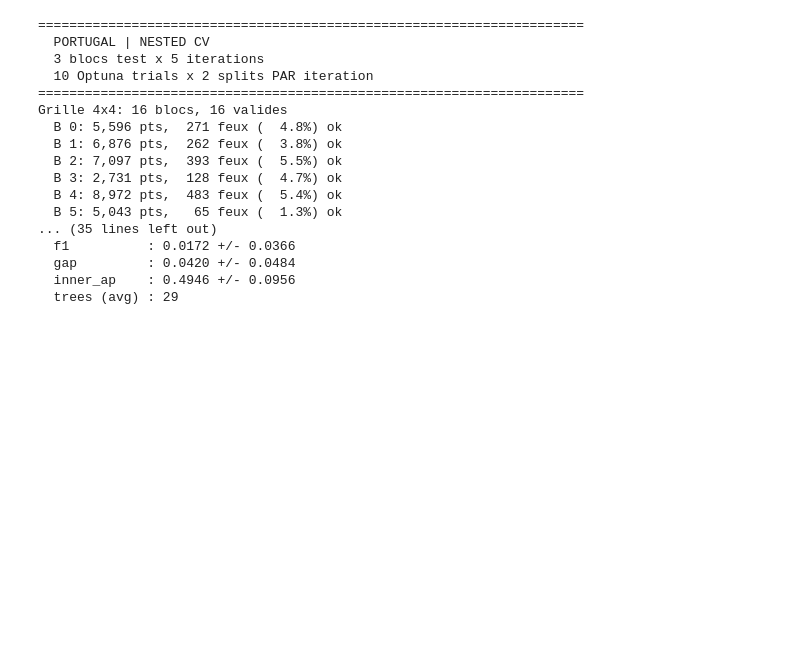
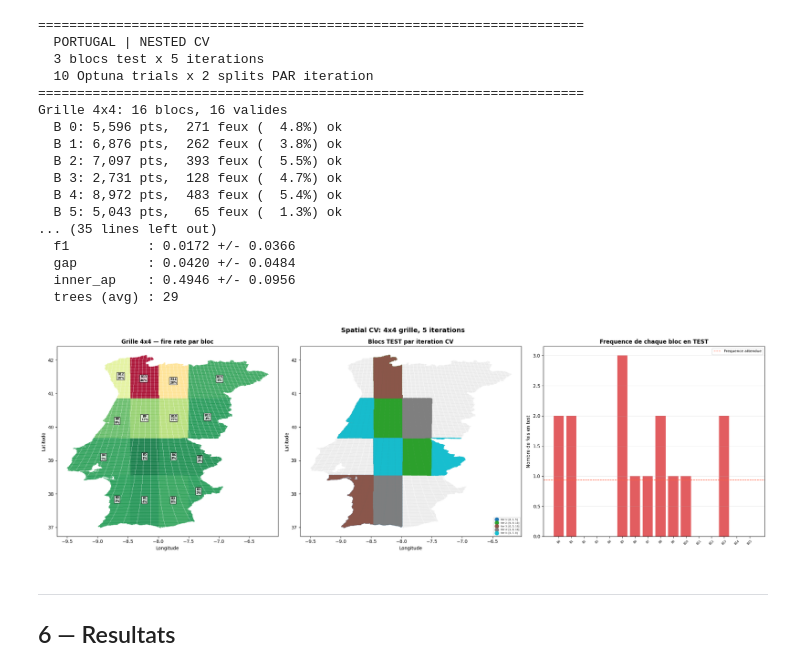
Before and after one commit to AbdelkarimElm/data-driven-wildfire-prediction-portugal, a Jupyter notebook: model training and processing/fire_susceptibility.ipynb, the cells around one changed output. Drawn from its saved outputs; the diff is of its cells as text; code cells hidden in the pictures; blank space fills up the shorter version.

```diff
--- a/model training and processing/fire_susceptibility.ipynb
+++ b/model training and processing/fire_susceptibility.ipynb
@@ -616,3 +616,75 @@ Grille 4x4: 16 blocs, 16 valides
   gap         : 0.0420 +/- 0.0484
   inner_ap    : 0.4946 +/- 0.0956
   trees (avg) : 29
+# %%
+# Visualisation de la grille spatiale et des splits CV
+if results is not None:
+    data_plot = data.copy()
+    bstats = results['bstats']
+    all_blocks = results['all_blocks']
+    cv_results = results['cv_results']
+
+    fig, axes = plt.subplots(1, 3, figsize=(22, 7))
+
+    # 1. Grille avec fire rate par bloc
+    ax = axes[0]
+    n_blocks = len(bstats)
+    colors = plt.cm.RdYlGn_r(bstats['fire_pct'].values / max(bstats['fire_pct'].max(), 1))
+    for idx, (_, r) in enumerate(bstats.iterrows()):
+        bid = int(r['block_id'])
+        mask = data_plot['block_id'] == bid
+        ax.scatter(data_plot.loc[mask, 'longitude'], data_plot.loc[mask, 'latitude'],
+                   c=[colors[idx]], s=1, alpha=0.4)
+        cx = data_plot.loc[mask, 'longitude'].mean()
+        cy = data_plot.loc[mask, 'latitude'].mean()
+        ax.text(cx, cy, f"B{bid}\n{r['fire_pct']:.0f}%", ha='center', va='center',
+                fontsize=6, fontweight='bold',
+                bbox=dict(boxstyle='round,pad=0.2', facecolor='white', alpha=0.8))
+    ax.set_title(f'Grille {N_BLOCKS_X}x{N_BLOCKS_Y} — fire rate par bloc', fontweight='bold')
+    ax.set_xlabel('Longitude'); ax.set_ylabel('Latitude')
+
+    # 2. Tous les splits CV superposes
+    ax = axes[1]
+    ax.scatter(data_plot['longitude'], data_plot['latitude'],
+               c='lightgray', s=0.3, alpha=0.2)
+    cmap_iter = plt.cm.tab10(np.linspace(0, 1, len(cv_results)))
+    for i, res_i in enumerate(cv_results):
+        test_blocks_i = res_i['test_blocks']
+        for bid in test_blocks_i:
+            mask = data_plot['block_id'] == bid
+            ax.scatter(data_plot.loc[mask, 'longitude'], data_plot.loc[mask, 'latitude'],
+                       c=[cmap_iter[i]], s=3, alpha=0.5)
+    # Legend
+    for i in range(len(cv_results)):
+        ax.scatter([], [], c=[cmap_iter[i]], s=30,
+                   label=f"Iter {i+1}: {cv_results[i]['test_blocks']}")
+    ax.legend(fontsize=5, loc='lower right', markerscale=1.5)
+    ax.set_title('Blocs TEST par iteration CV', fontweight='bold')
+    ax.set_xlabel('Longitude'); ax.set_ylabel('Latitude')
+
+    # 3. Frequence de chaque bloc en test
+    ax = axes[2]
+    block_test_count = {}
+    for b in all_blocks:
+        block_test_count[b] = sum(1 for r in cv_results if b in r['test_blocks'])
+    bids = sorted(block_test_count.keys())
+    counts = [block_test_count[b] for b in bids]
+    colors_bar = ['#d7191c' if c > 0 else '#cccccc' for c in counts]
+    ax.bar([f"B{b}" for b in bids], counts, color=colors_bar, alpha=0.7)
+    ax.axhline(K_TEST_BLOCKS * N_CV_ITERATIONS / len(all_blocks), color='tomato',
+               ls='--', lw=1, label='Frequence attendue')
+    ax.set_title('Frequence de chaque bloc en TEST', fontweight='bold')
+    ax.set_ylabel('Nombre de fois en test'); ax.legend(fontsize=8)
+    ax.tick_params(axis='x', labelsize=6, rotation=45)
+    ax.grid(alpha=0.3, axis='y')
+
+    plt.suptitle(f'Spatial CV: {N_BLOCKS_X}x{N_BLOCKS_Y} grille, {N_CV_ITERATIONS} iterations',
+                 fontsize=14, fontweight='bold')
+    plt.tight_layout()
+    plt.savefig(f"{OUTPUT_DIR}grid_cv_splits.png", dpi=150, bbox_inches='tight')
+    plt.show()
+# %% [output]
+[figure, added]
+# %% [markdown]
+---
+## 6 — Resultats
```
Also changed, not shown: parts of 3 cells of this notebook.
